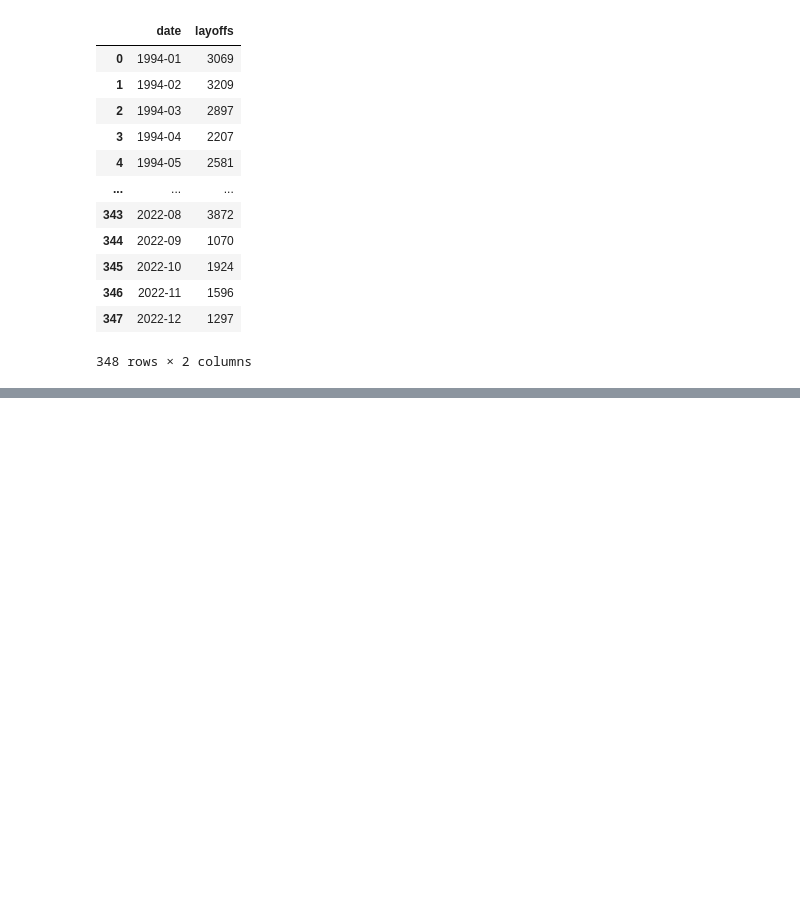
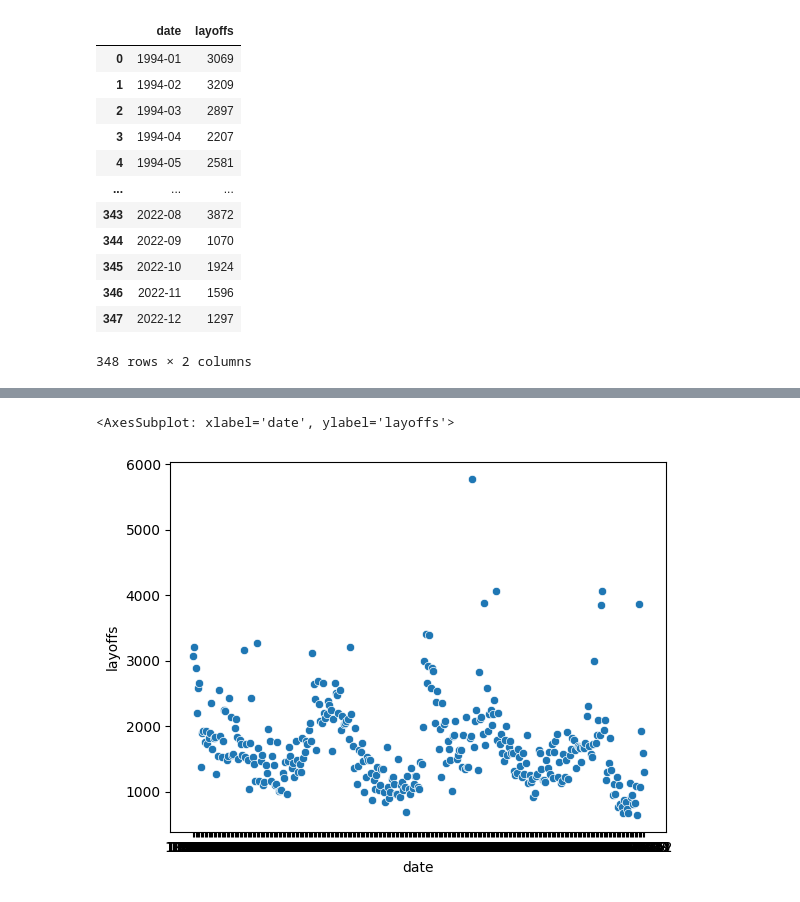
Before and after one commit to ahnm1/Project_IDEAs, a Jupyter notebook: EkonomiSCB/konkurser_Evaluate.ipynb, the cells around one changed output, grey strips where cells are left out. Drawn from its saved outputs; the diff is of its cells as text; code cells hidden in the pictures; blank space fills up the shorter version.

```diff
--- a/EkonomiSCB/konkurser_Evaluate.ipynb
+++ b/EkonomiSCB/konkurser_Evaluate.ipynb
@@ -25,0 +31,13 @@ fig.show()
+# %%
+# fig = px.scatter(df, x='date', y='layoffs')
+# fig.show()
+# data = [go.Bar(
+#     x = df['date'],
+#     y = df['layoffs'])]
+
+# py.iplot(data, filename='jupyter-basic_bar')
+
+sns.scatterplot(df, x = df['date'], y = df['layoffs'])
+# %% [output]
+<AxesSubplot: xlabel='date', ylabel='layoffs'>
+[figure, added]
```
Also changed, not shown: parts of 3 cells of this notebook.
